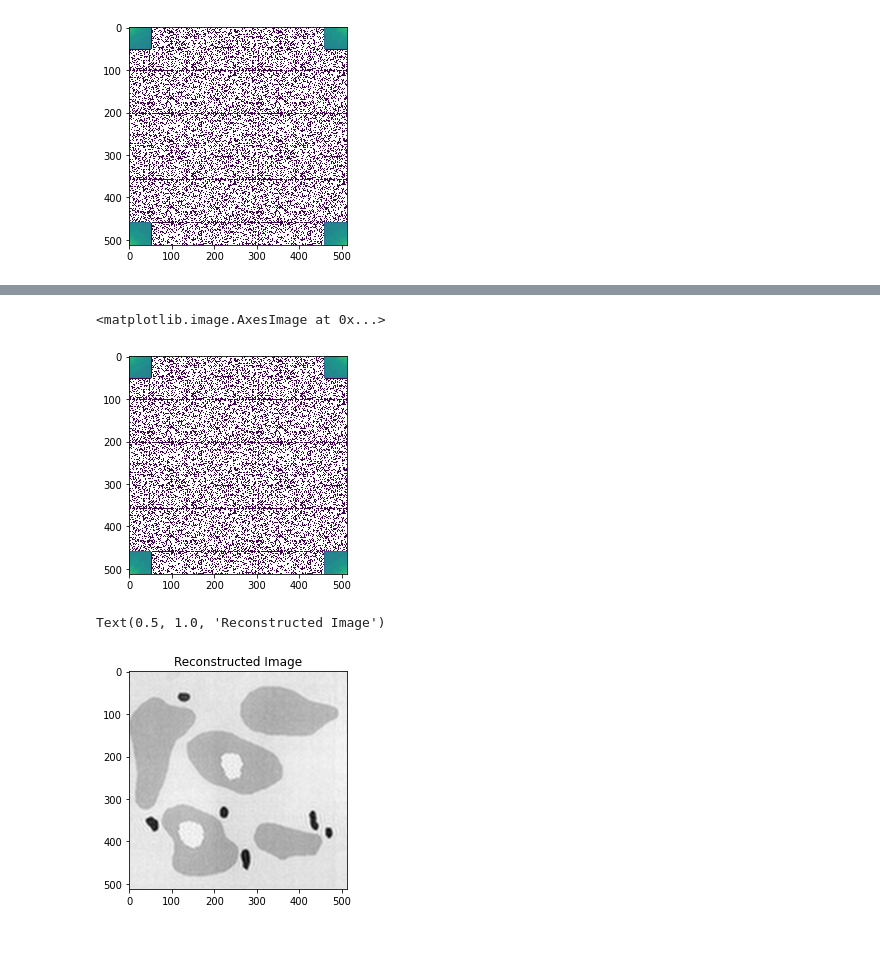
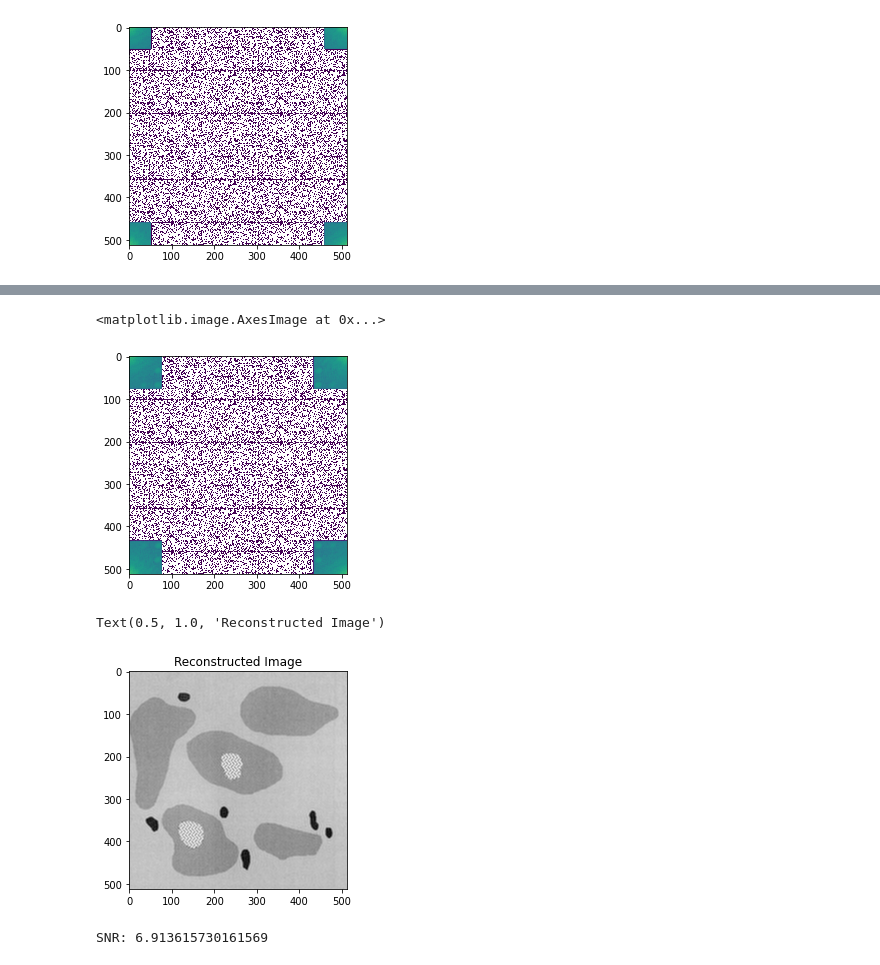
Before and after one commit to dichterbaer/SysBV, a Jupyter notebook: aufgabe3.ipynb, the cells around one changed output, grey strips where cells are left out. Saved outputs shown, nothing was run; the diff lists cells and outputs as text; code cells hidden in the pictures.

```diff
--- a/aufgabe3.ipynb
+++ b/aufgabe3.ipynb
@@ -180,14 +197,14 @@ TypeError: Image data of dtype complex128 cannot be converted to float
 # %%
 fft_sp = fftpack.fft2(img)
 img_fft_filtered = fft_sp.copy()
 r,c = fft_sp.shape
-keep_fraction = 0.1
-img_fft_filtered[int(r*keep_fraction):int(r*(1-keep_fraction))] = 0 +0j
-img_fft_filtered[:, int(c*keep_fraction):int(c*(1-keep_fraction))] = 0 +0j
+keep_fraction = 0.15
+img_fft_filtered[int(r*keep_fraction):int(r*(1-keep_fraction))] = 0
+img_fft_filtered[:, int(c*keep_fraction):int(c*(1-keep_fraction))] = 0
 plt.imshow(np.abs(img_fft_filtered), norm=LogNorm(vmin=5))
 # %% [output]
 <matplotlib.image.AxesImage at 0x...>
-[figure, old version]
+[figure, new version]
 # %%
 im_new = fftpack.ifft2(img_fft_filtered).real
 
@@ -196,4 +213,12 @@ plt.imshow(im_new, plt.cm.gray)
 plt.title('Reconstructed Image')
 # %% [output]
 Text(0.5, 1.0, 'Reconstructed Image')
-[figure, old version]
+[figure, new version]
+# %%
+noise = img - im_new
+signal = (im_new.max()-im_new.min())/2
+
+snr = signal/np.std(noise)
+print("SNR: "+ str(snr))
+# %% [output]
+SNR: 6.913615730161569
```
Also changed, not shown: parts of 9 cells of this notebook.
